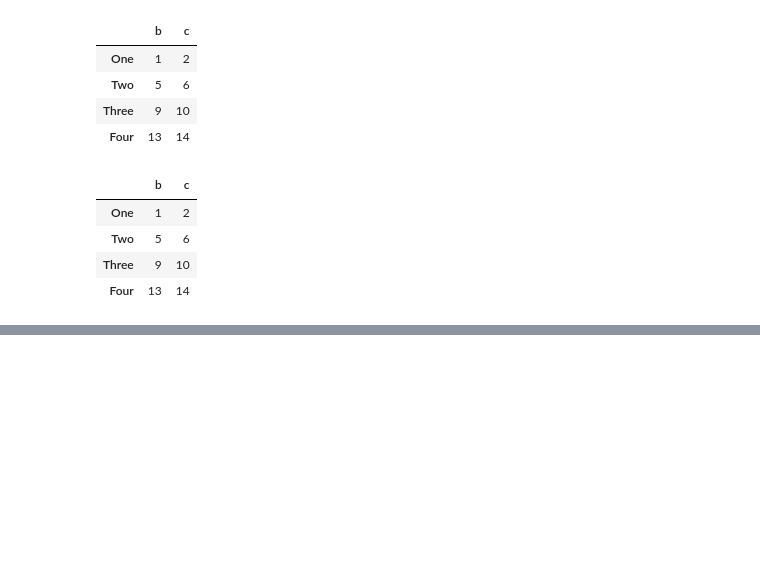
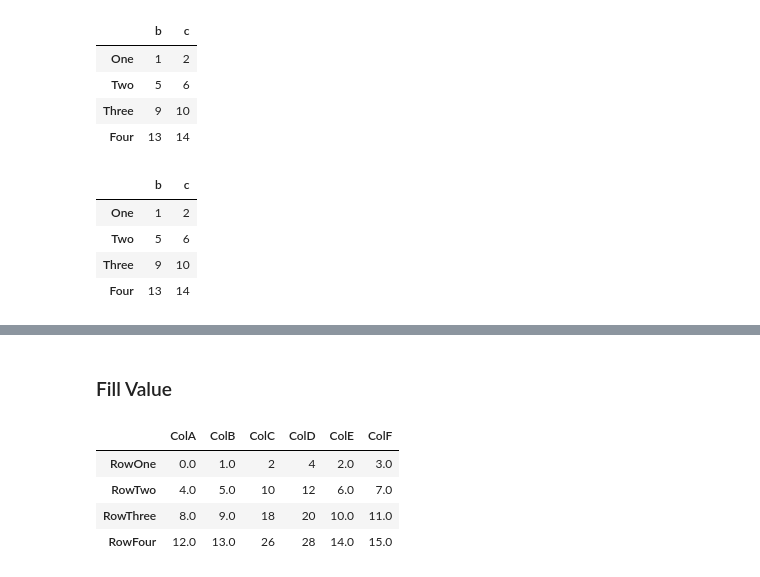
Before and after one commit to kennyrnwilson/python, a Jupyter notebook: pandas/dataframe.ipynb, the cells around one changed output, grey strips where cells are left out. Drawn from its saved outputs; the diff is of its cells as text; code cells hidden in the pictures; blank space fills up the shorter version.

```diff
--- a/pandas/dataframe.ipynb
+++ b/pandas/dataframe.ipynb
@@ -425,0 +488,13 @@ df1.drop(["a", "d"], axis=1)
+# %% [markdown]
+### Fill Value
+# %%
+df1 = pd.DataFrame(np.arange(16).reshape(4,4), index = ['RowOne','RowTwo','RowThree','RowFour'],columns=['ColA','ColB','ColC','ColD'] )
+df2 = pd.DataFrame(np.arange(16).reshape(4,4), index = ['RowOne','RowTwo','RowThree','RowFour'],columns=['ColC','ColD','ColE','ColF'] )
+
+df1.add(df2, fill_value=0)
+# %% [output]
+|  | ColA | ColB | ColC | ColD | ColE | ColF |
+| RowOne | 0.0 | 1.0 | 2 | 4 | 2.0 | 3.0 |
+| RowTwo | 4.0 | 5.0 | 10 | 12 | 6.0 | 7.0 |
+| RowThree | 8.0 | 9.0 | 18 | 20 | 10.0 | 11.0 |
+| RowFour | 12.0 | 13.0 | 26 | 28 | 14.0 | 15.0 |
```
Also changed, not shown: parts of 111 cells of this notebook.
